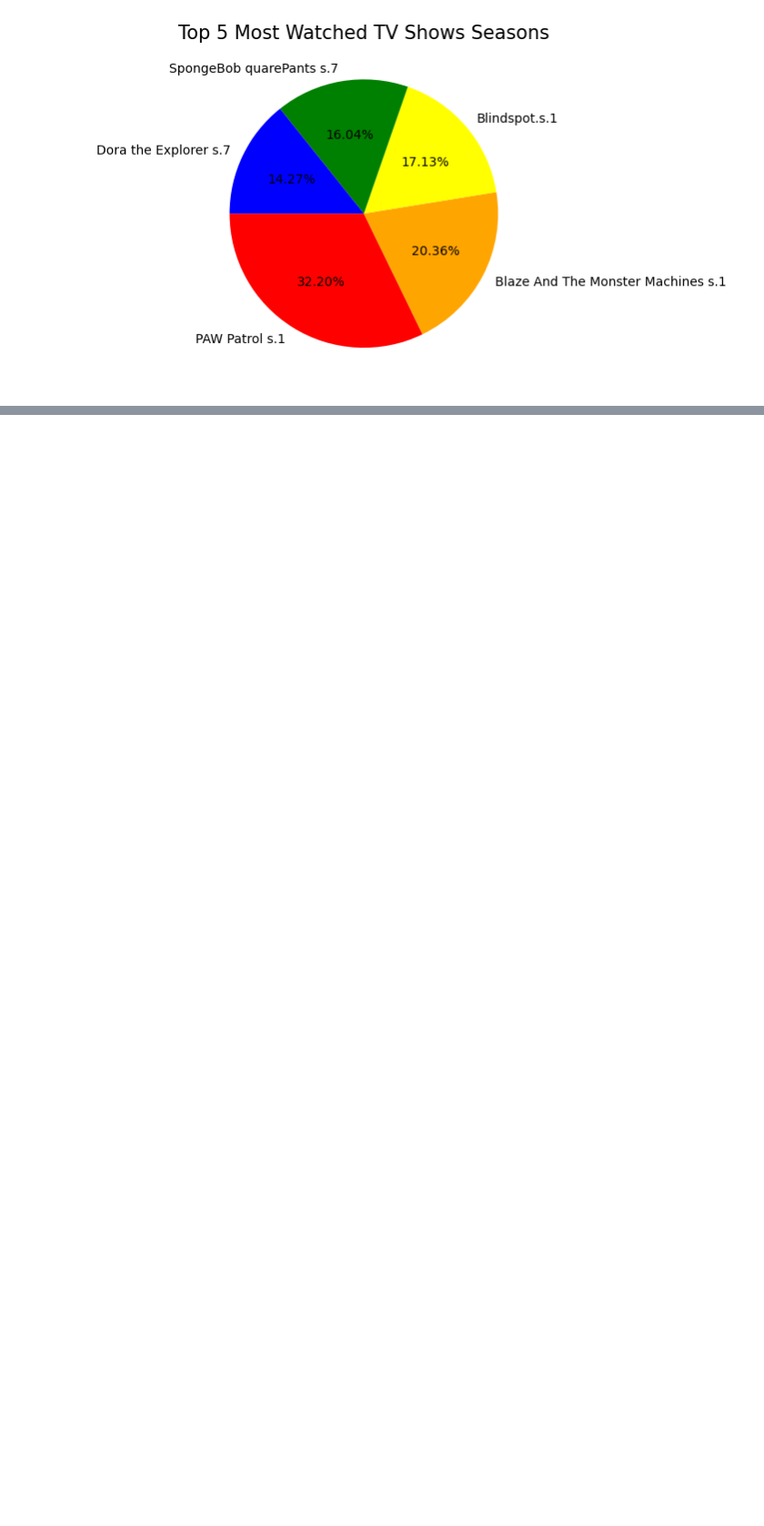
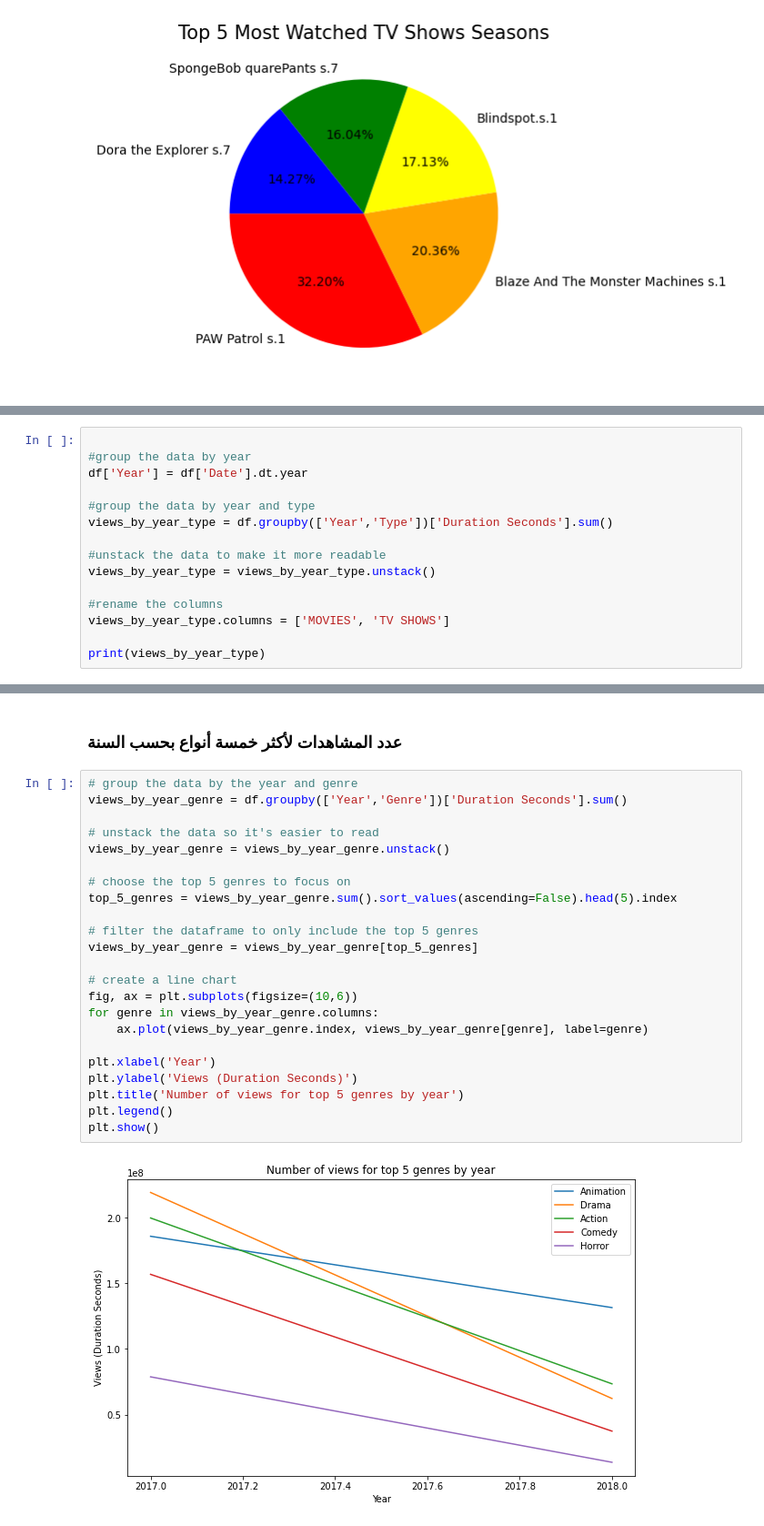
Before and after one commit to Tuwaiq-Data-Science-Bootcamp-V2/Bootcamp-Project-2, a Jupyter notebook: STC_Jawwy_TV.ipynb, the cells around one changed output, grey strips where cells are left out. Shown: that part at 91% size. Drawn from its saved outputs; the diff is of its cells as text; blank space fills up the shorter version.

```diff
--- a/STC_Jawwy_TV.ipynb
+++ b/STC_Jawwy_TV.ipynb
@@ -136,0 +141,15 @@ plt.show()
+# %%
+
+#group the data by year
+df['Year'] = df['Date'].dt.year
+
+#group the data by year and type
+views_by_year_type = df.groupby(['Year','Type'])['Duration Seconds'].sum()
+
+#unstack the data to make it more readable
+views_by_year_type = views_by_year_type.unstack()
+
+#rename the columns
+views_by_year_type.columns = ['MOVIES', 'TV SHOWS']
+
+print(views_by_year_type)
@@ -136,0 +163,27 @@ plt.show()
+# %% [markdown]
+### عدد المشاهدات لأكثر خمسة أنواع بحسب السنة
+# %%
+# group the data by the year and genre
+views_by_year_genre = df.groupby(['Year','Genre'])['Duration Seconds'].sum()
+
+# unstack the data so it's easier to read
+views_by_year_genre = views_by_year_genre.unstack()
+
+# choose the top 5 genres to focus on
+top_5_genres = views_by_year_genre.sum().sort_values(ascending=False).head(5).index
+
+# filter the dataframe to only include the top 5 genres
+views_by_year_genre = views_by_year_genre[top_5_genres]
+
+# create a line chart
+fig, ax = plt.subplots(figsize=(10,6))
+for genre in views_by_year_genre.columns:
+    ax.plot(views_by_year_genre.index, views_by_year_genre[genre], label=genre)
+
+plt.xlabel('Year')
+plt.ylabel('Views (Duration Seconds)')
+plt.title('Number of views for top 5 genres by year')
+plt.legend()
+plt.show()
+# %% [output]
+[figure, added]
```
Also changed, not shown: parts of 7 cells of this notebook, 3 other files.
